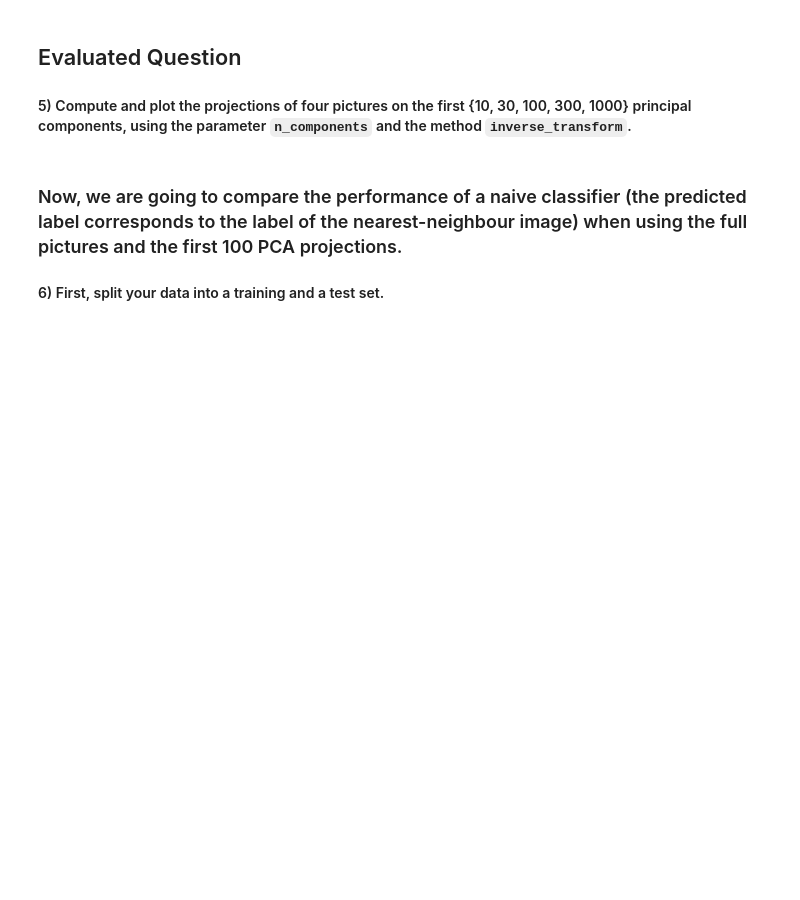
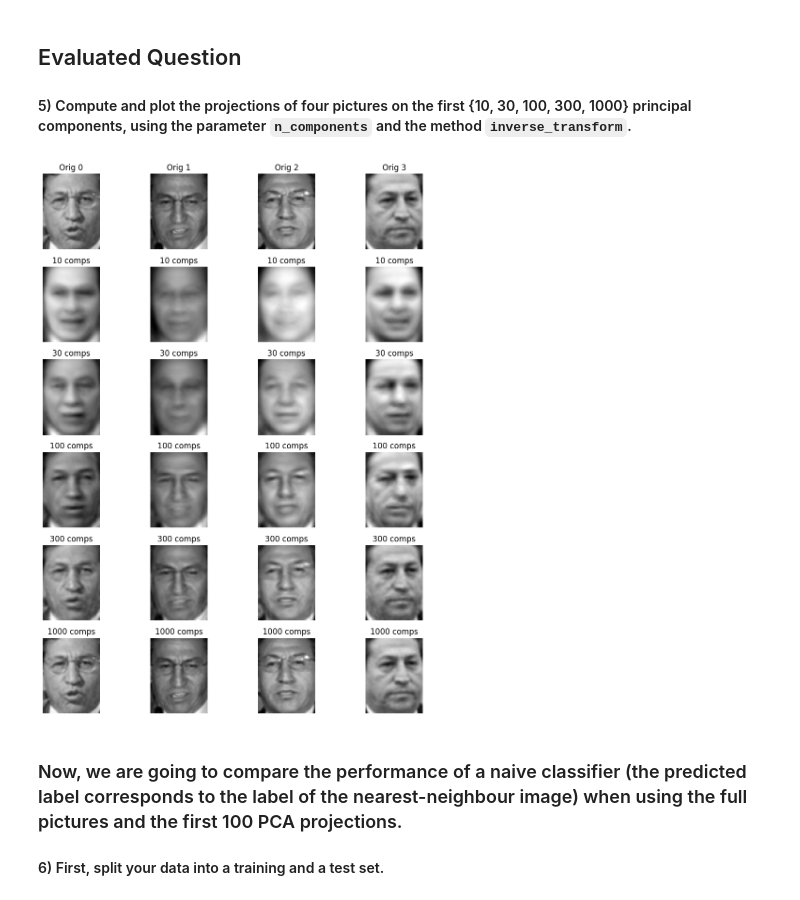
Before and after one commit to YDIB11/FundamentalLearningEPFL, a Jupyter notebook: TP11/unsupervised_learning_PCA.ipynb, the cells around one changed output. Drawn from its saved outputs; the diff is of its cells as text; code cells hidden in the pictures; blank space fills up the shorter version.

```diff
--- a/TP11/unsupervised_learning_PCA.ipynb
+++ b/TP11/unsupervised_learning_PCA.ipynb
@@ -225,3 +262,31 @@ Now there are 62 images.
+# %%
+# your code here
+h, w = faces.images.shape[1:]  # image dimensions
+n_list = [10, 30, 100, 300, 1000]
+idx = np.arange(4)  # pick four faces
+
+fig, axes = plt.subplots(len(n_list) + 1, len(idx), figsize=(10, 12))
+
+# Row 0: originals
+for j, ax in enumerate(axes[0]):
+    ax.imshow(X[idx[j]].reshape(h, w), cmap="gray")
+    ax.set_title(f"Orig {j}")
+    ax.axis("off")
+
+# Rows 1..: reconstructions for each n_components
+for i, n in enumerate(n_list, start=1):
+    pca_n = PCA(n_components=n, random_state=0)
+    pca_n.fit(X)
+    recon = pca_n.inverse_transform(pca_n.transform(X[idx]))
+    for j, ax in enumerate(axes[i]):
+        ax.imshow(recon[j].reshape(h, w), cmap="gray")
+        ax.set_title(f"{n} comps")
+        ax.axis("off")
+
+plt.tight_layout()
+plt.show()
+# %% [output]
+[figure, added]
 # %% [markdown]
 ### Now, we are going to compare the performance of a naive classifier (the predicted label corresponds to the label of the nearest-neighbour image) when using the full pictures and the first 100 PCA projections.
 
```
Also changed, not shown: parts of 19 cells of this notebook.
